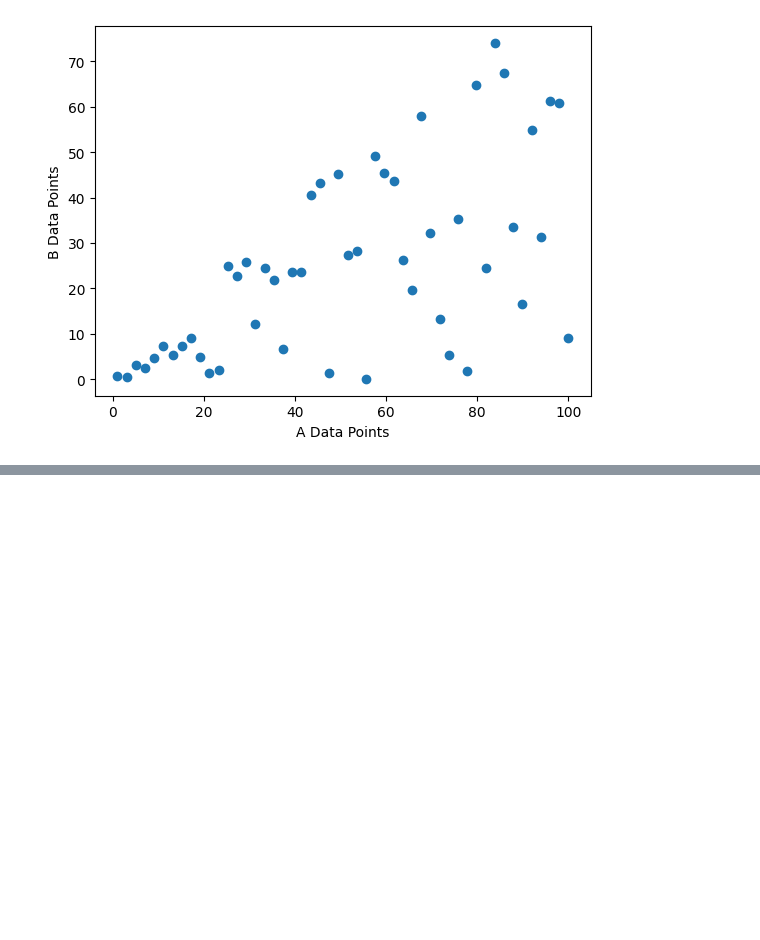
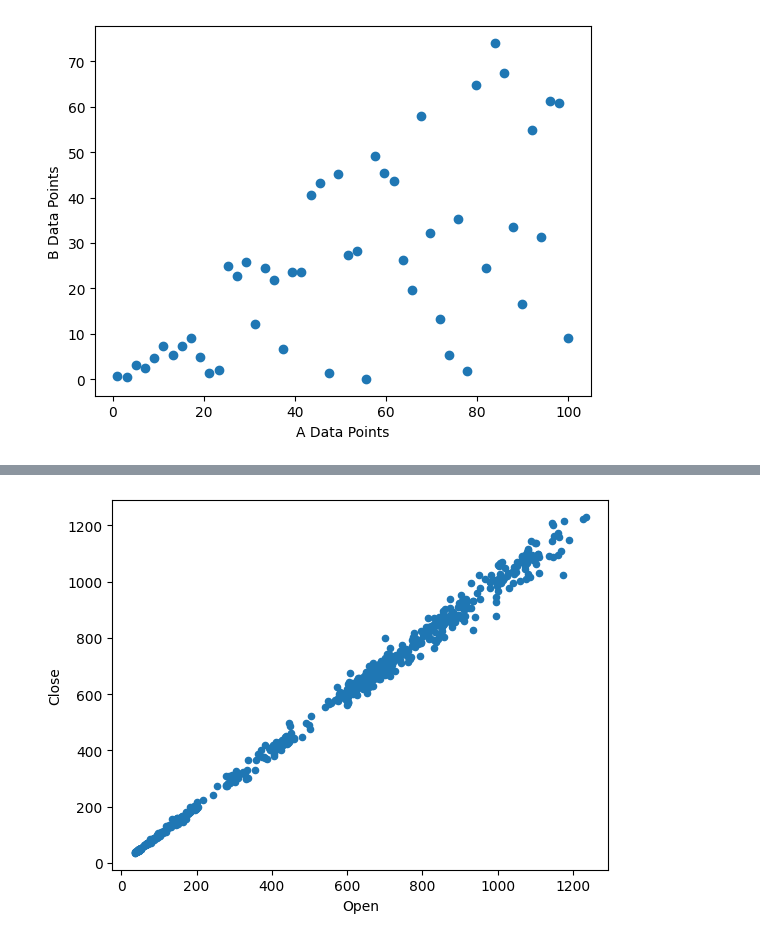
Before and after one commit to gr8bipin/python_basics_finance, a Jupyter notebook: matplotlib.ipynb, the cells around one changed output, grey strips where cells are left out. Cells and saved outputs as stored; diff of their text form; code cells hidden in the pictures; blank space fills up the shorter version.

```diff
--- a/matplotlib.ipynb
+++ b/matplotlib.ipynb
@@ -622,0 +672,8 @@ plt.show()
+# %%
+# -Example 22-
+# Plotting a scatter plot of 'Open' and 'Close' of
+# AAPL stock
+data.plot(x='Open', y='Close', kind='scatter')
+plt.show()
+# %% [output]
+[figure, added]
```
Also changed, not shown: parts of 30 cells of this notebook.
